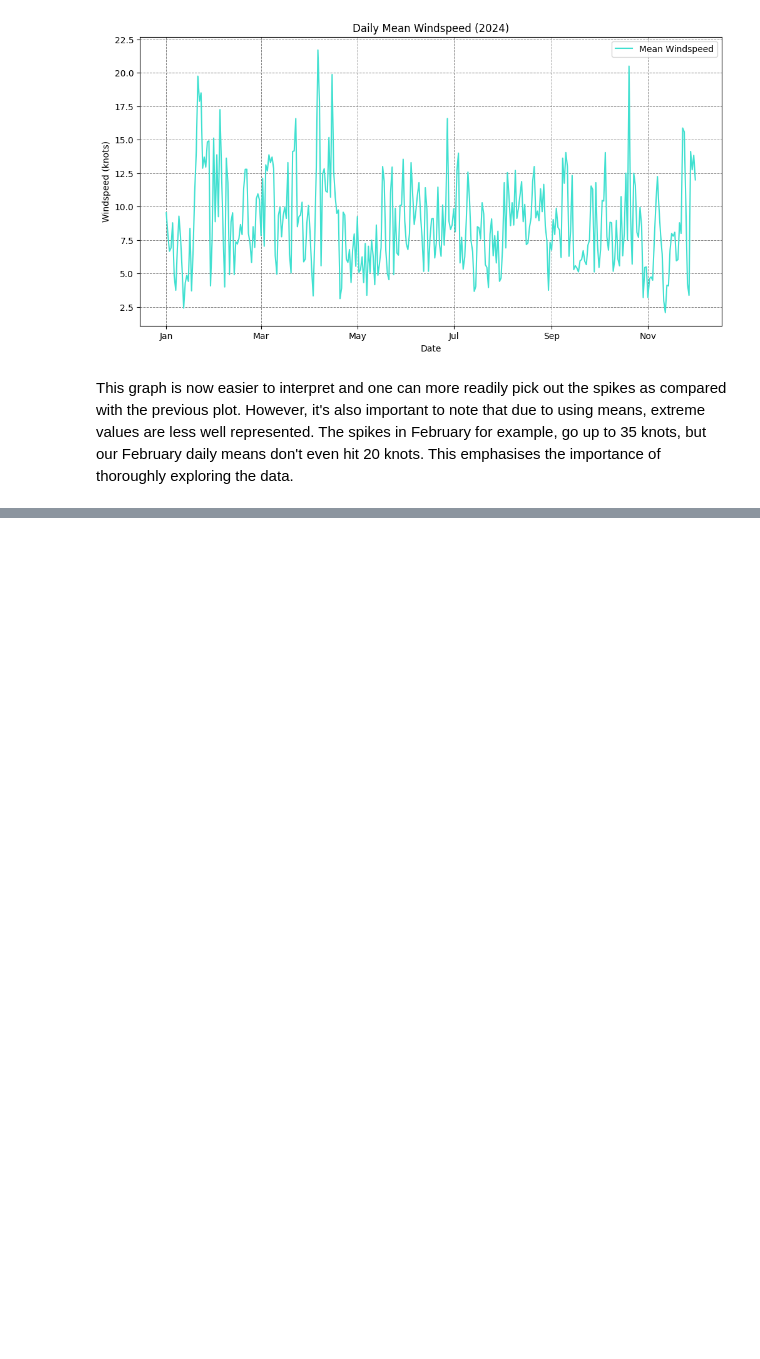
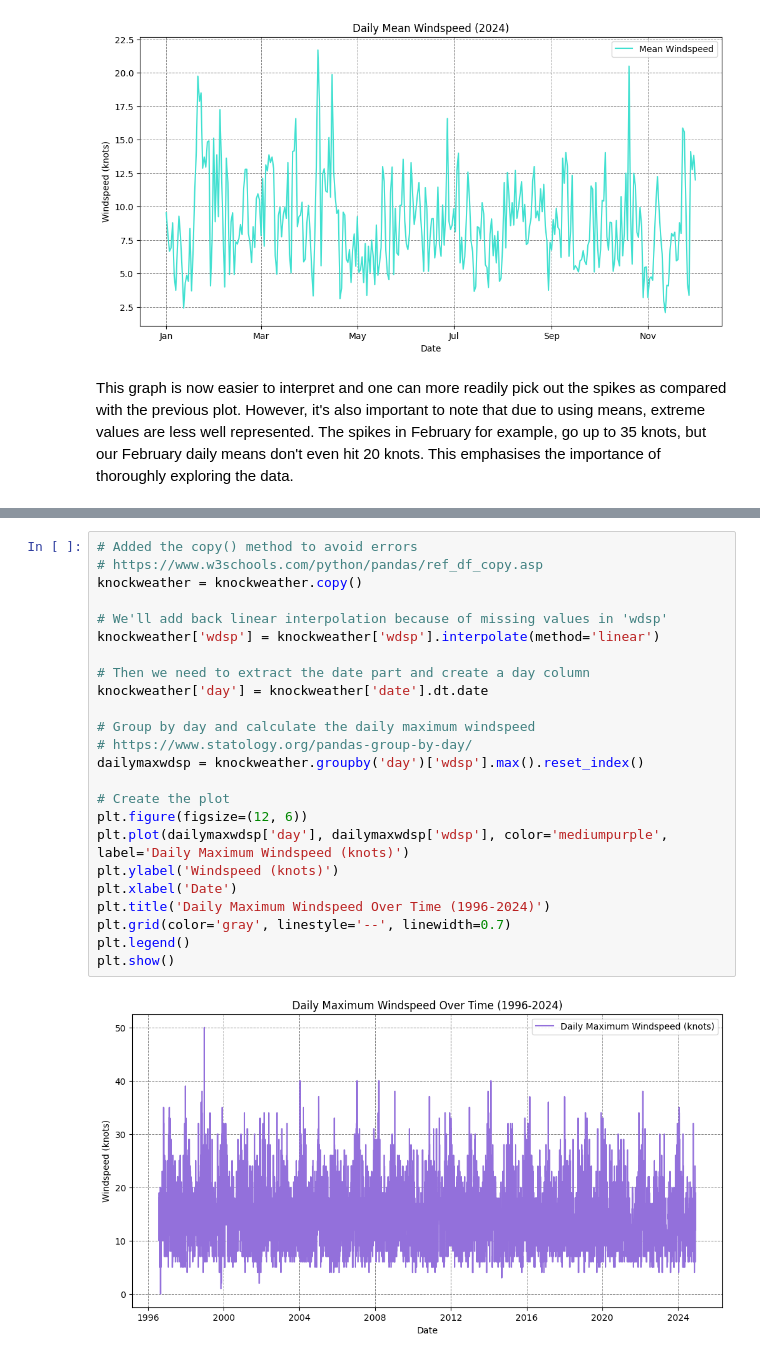
Before and after one commit to miriamroddy/PFDA, a Jupyter notebook: Assignments/assignment_6_Weather.ipynb, the cells around one changed output, grey strips where cells are left out. Saved outputs shown, nothing was run; the diff lists cells and outputs as text; blank space fills up the shorter version.

```diff
--- a/Assignments/assignment_6_Weather.ipynb
+++ b/Assignments/assignment_6_Weather.ipynb
@@ -341,0 +372,26 @@ In early May in Ireland, windspeeds are generally moderate as the weather transi
+# %%
+# Added the copy() method to avoid errors
+# https://www.w3schools.com/python/pandas/ref_df_copy.asp
+knockweather = knockweather.copy()
+
+# We'll add back linear interpolation because of missing values in 'wdsp'
+knockweather['wdsp'] = knockweather['wdsp'].interpolate(method='linear')
+
+# Then we need to extract the date part and create a day column
+knockweather['day'] = knockweather['date'].dt.date
+
+# Group by day and calculate the daily maximum windspeed
+# https://www.statology.org/pandas-group-by-day/
+dailymaxwdsp = knockweather.groupby('day')['wdsp'].max().reset_index()
+
+# Create the plot
+plt.figure(figsize=(12, 6))
+plt.plot(dailymaxwdsp['day'], dailymaxwdsp['wdsp'], color='mediumpurple', label='Daily Maximum Windspeed (knots)')
+plt.ylabel('Windspeed (knots)')
+plt.xlabel('Date')
+plt.title('Daily Maximum Windspeed Over Time (1996-2024)')
+plt.grid(color='gray', linestyle='--', linewidth=0.7)
+plt.legend()
+plt.show()
+# %% [output]
+[figure, added]
```
Also changed, not shown: parts of 14 cells of this notebook.
